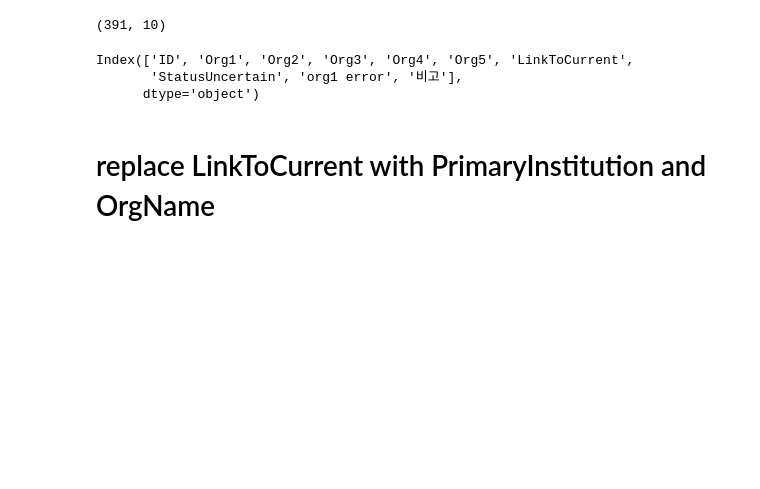
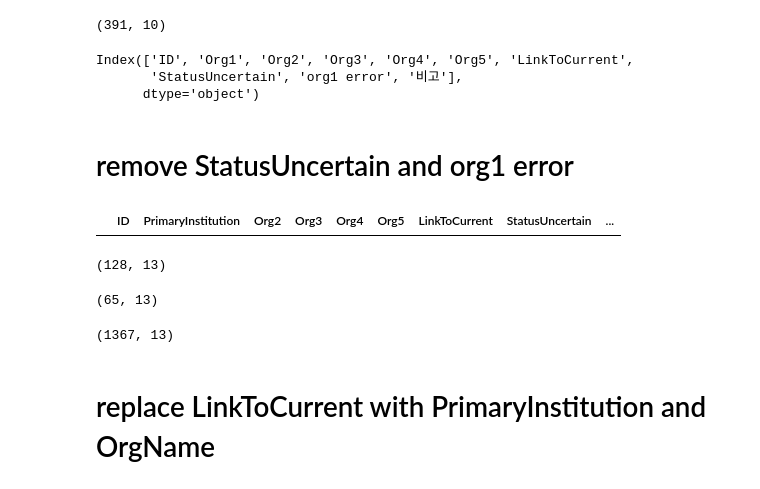
Before and after one commit to seouljake/nkelites, a Jupyter notebook: scripts/1 scripts - data cleaning and structuring/5.1.2 clean orgtree.ipynb, the cells around one changed output. Cells and saved outputs as stored; diff of their text form; code cells hidden in the pictures; blank space fills up the shorter version.

```diff
--- a/scripts/1 scripts - data cleaning and structuring/5.1.2 clean orgtree.ipynb
+++ b/scripts/1 scripts - data cleaning and structuring/5.1.2 clean orgtree.ipynb
@@ -70,3 +70,27 @@ select_columns = ["ID","InsideGov",
                   "PrimaryInstitution","OrgName","ImmediateSuperiorOrg",
                   "LinkToCurrent","StatusUncertain","org1 error","비고"]
 orgtree_concise = orgtree[select_columns]
+# %% [markdown]
+# remove StatusUncertain and org1 error
+# %%
+orgtree = orgtree_concise
+# %%
+# confirm no overlap between the two variables
+orgtree[~orgtree["org1 error"].isna() & ~orgtree["StatusUncertain"].isna()]
+# %% [output]
+|  | ID | PrimaryInstitution | Org2 | Org3 | Org4 | Org5 | LinkToCurrent | StatusUncertain | ... |
+# %%
+orgtree_statusuncertain = orgtree[~orgtree["StatusUncertain"].isna()]
+orgtree_statusuncertain.shape
+# %% [output]
+(128, 13)
+# %%
+orgtree_org1error = orgtree[~orgtree["org1 error"].isna()]
+orgtree_org1error.shape
+# %% [output]
+(65, 13)
+# %%
+orgtree_no_errors = orgtree[orgtree["org1 error"].isna() & orgtree["StatusUncertain"].isna()]
+orgtree_no_errors.shape
+# %% [output]
+(1367, 13)
```
Also changed, not shown: parts of 3 cells of this notebook, 2 other files.
